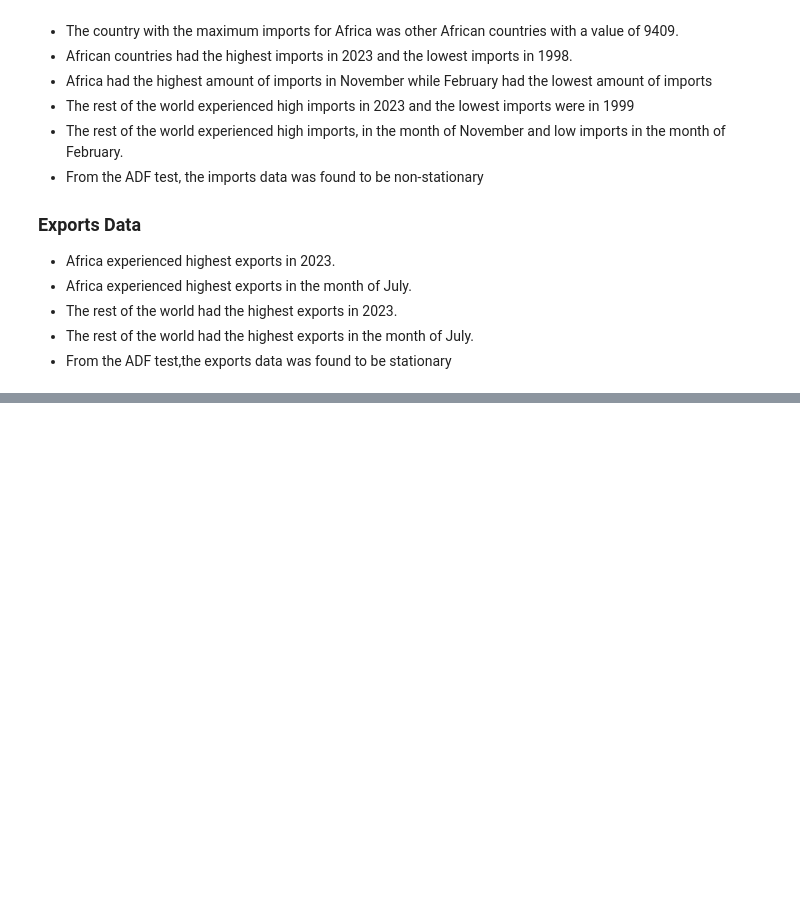
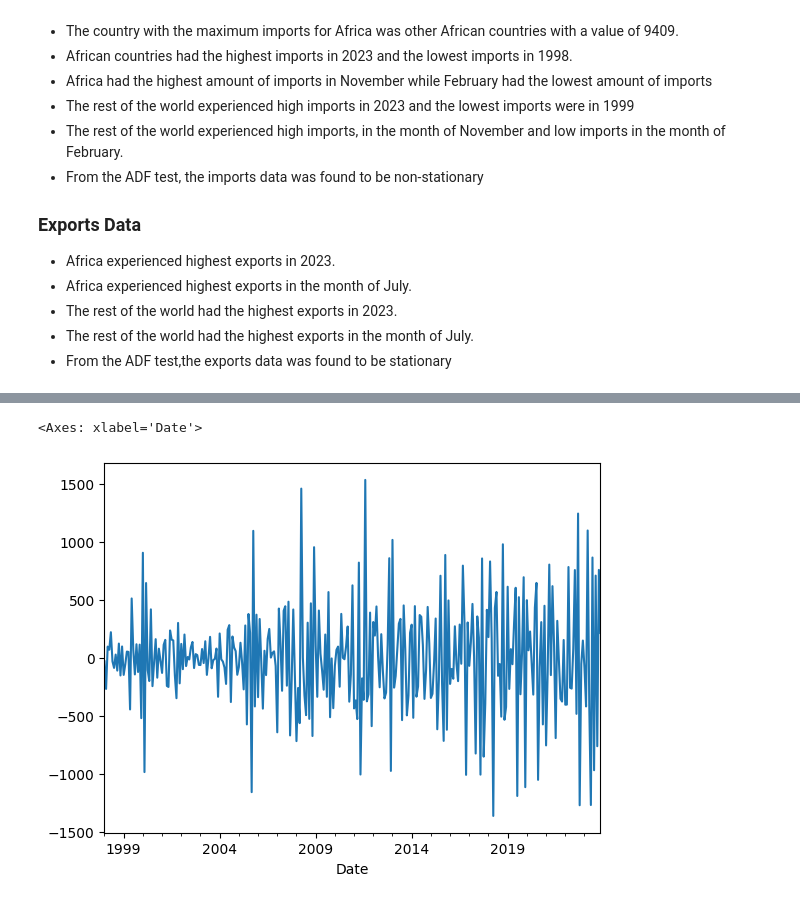
Before and after one commit to Lorraine254/TimeSeriesAnalysis1, a Jupyter notebook: Analysis.ipynb, the cells around one changed output, grey strips where cells are left out. Saved outputs shown, nothing was run; the diff lists cells and outputs as text; code cells hidden in the pictures; blank space fills up the shorter version.

```diff
--- a/Analysis.ipynb
+++ b/Analysis.ipynb
@@ -832,0 +1064,5 @@ Reject the null hypothesis; the time series is stationary.
+# %%
+# Differecing the exports and imports
+egypt['Diff_egyptExports']=egypt['EgyptExports'].diff()[1:]
+egypt['Diff_egyptImports']=egypt['EgyptImports'].diff()[1:]
+egypt=egypt.dropna()
@@ -832,0 +1086,6 @@ Reject the null hypothesis; the time series is stationary.
+# %%
+# Lineplot of the differenced exports
+egypt['Diff_egyptExports'].plot()
+# %% [output]
+<Axes: xlabel='Date'>
+[figure, added]
```
Also changed, not shown: parts of 76 cells of this notebook.
